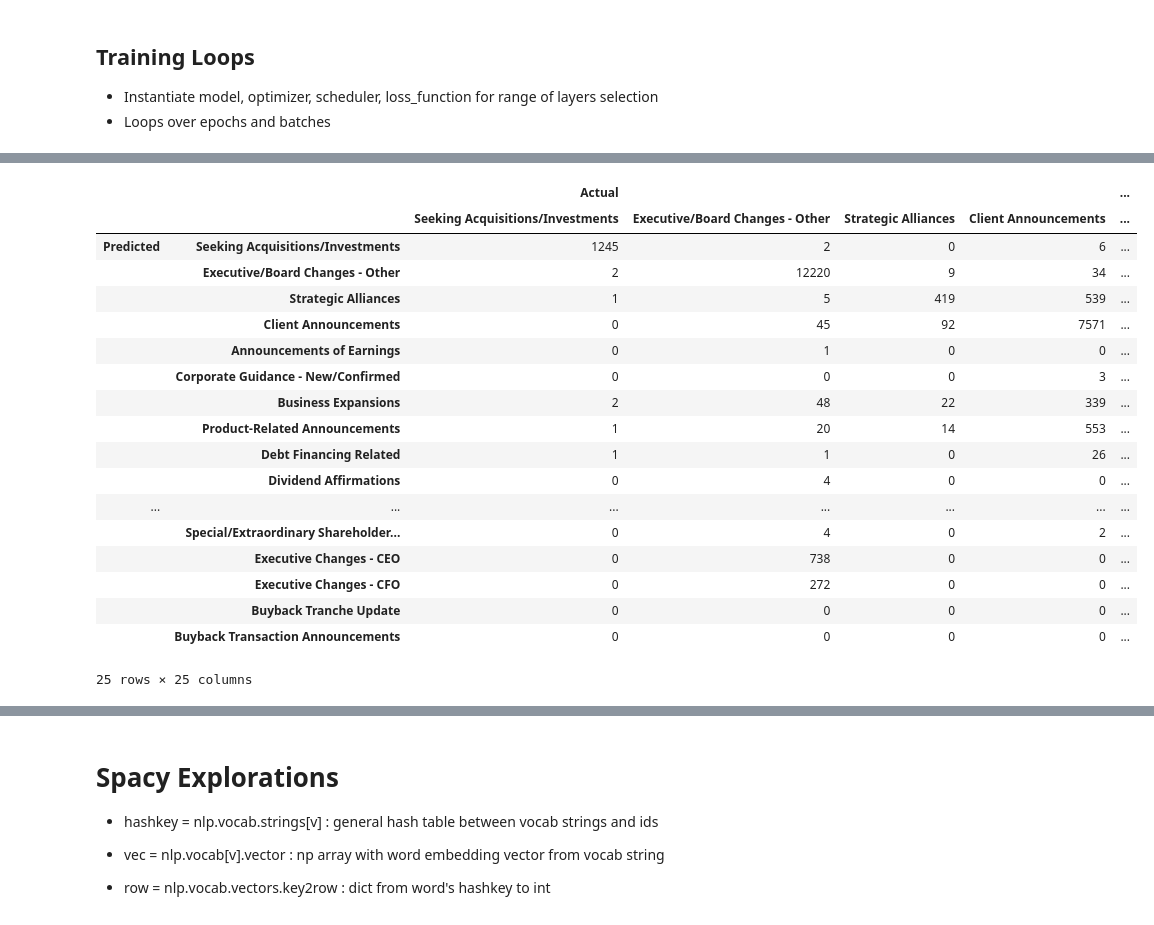
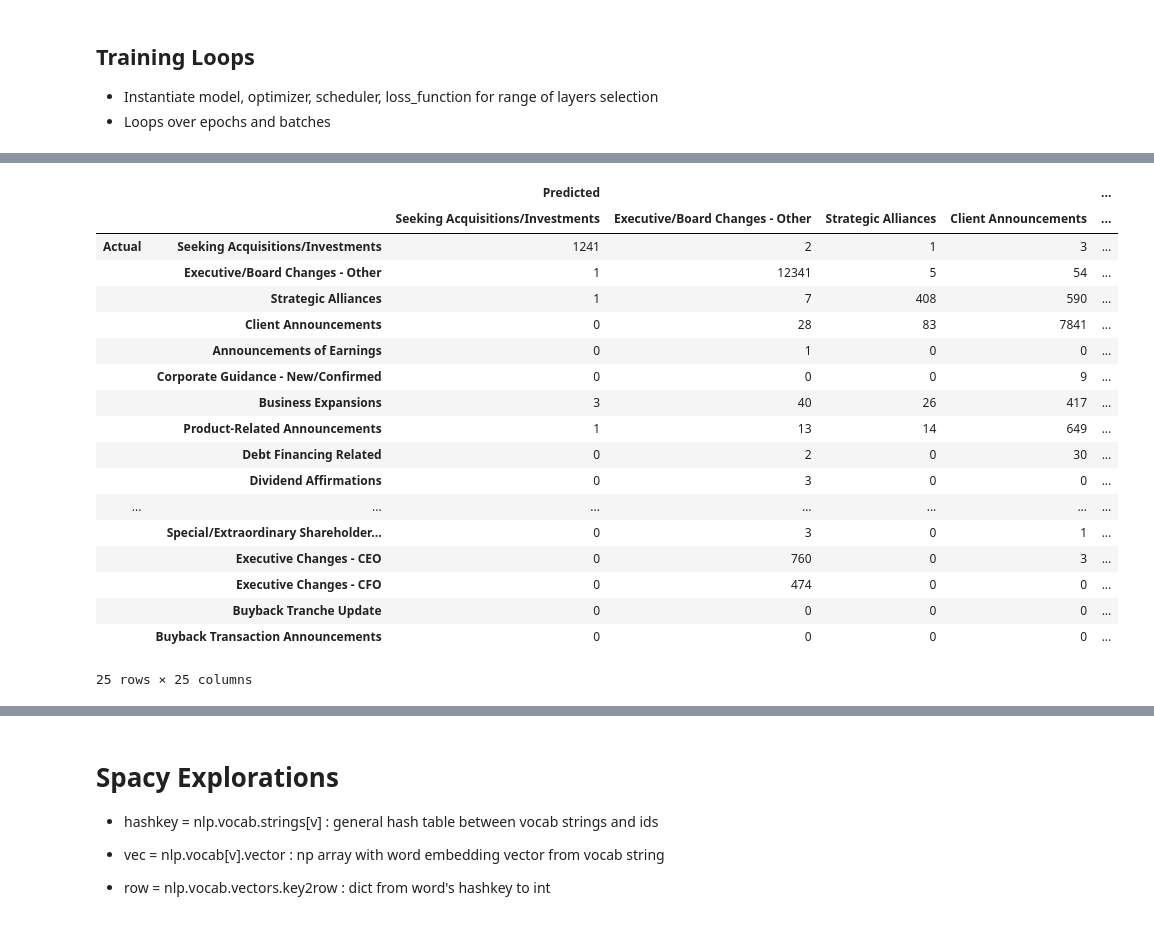
Before and after one commit to terence-lim/data-science-notebooks, a Jupyter notebook: dan_classifier.ipynb, the cells around one changed output, grey strips where cells are left out. Drawn from its saved outputs; the diff is of its cells as text; code cells hidden in the pictures.

```diff
--- a/dan_classifier.ipynb
+++ b/dan_classifier.ipynb
@@ -418,26 +329,26 @@ cf_train
 25 rows × 25 columns
 # %%
 cf_test = DataFrame(confusion_matrix(test_gold, test_pred),
-                    index=pd.MultiIndex.from_product([['Predicted'], labels]),
-                    columns=pd.MultiIndex.from_product([['Actual'], labels]))
+                    index=pd.MultiIndex.from_product([['Actual'], labels]),
+                    columns=pd.MultiIndex.from_product([['Predicted'], labels]))
 cf_test
 # %% [output]
-|  |  | Actual |  |  |  | ... |
+|  |  | Predicted |  |  |  | ... |
 |  |  | Seeking Acquisitions/Investments | Executive/Board Changes - Other | Strategic Alliances | Client Announcements | ... |
-| Predicted | Seeking Acquisitions/Investments | 1245 | 2 | 0 | 6 | ... |
-|  | Executive/Board Changes - Other | 2 | 12220 | 9 | 34 | ... |
-|  | Strategic Alliances | 1 | 5 | 419 | 539 | ... |
-|  | Client Announcements | 0 | 45 | 92 | 7571 | ... |
+| Actual | Seeking Acquisitions/Investments | 1241 | 2 | 1 | 3 | ... |
+|  | Executive/Board Changes - Other | 1 | 12341 | 5 | 54 | ... |
+|  | Strategic Alliances | 1 | 7 | 408 | 590 | ... |
+|  | Client Announcements | 0 | 28 | 83 | 7841 | ... |
 |  | Announcements of Earnings | 0 | 1 | 0 | 0 | ... |
-|  | Corporate Guidance - New/Confirmed | 0 | 0 | 0 | 3 | ... |
-|  | Business Expansions | 2 | 48 | 22 | 339 | ... |
-|  | Product-Related Announcements | 1 | 20 | 14 | 553 | ... |
-|  | Debt Financing Related | 1 | 1 | 0 | 26 | ... |
-|  | Dividend Affirmations | 0 | 4 | 0 | 0 | ... |
+|  | Corporate Guidance - New/Confirmed | 0 | 0 | 0 | 9 | ... |
+|  | Business Expansions | 3 | 40 | 26 | 417 | ... |
+|  | Product-Related Announcements | 1 | 13 | 14 | 649 | ... |
+|  | Debt Financing Related | 0 | 2 | 0 | 30 | ... |
+|  | Dividend Affirmations | 0 | 3 | 0 | 0 | ... |
 | ... | ... | ... | ... | ... | ... | ... |
-|  | Special/Extraordinary Shareholder... | 0 | 4 | 0 | 2 | ... |
-|  | Executive Changes - CEO | 0 | 738 | 0 | 0 | ... |
-|  | Executive Changes - CFO | 0 | 272 | 0 | 0 | ... |
+|  | Special/Extraordinary Shareholder... | 0 | 3 | 0 | 1 | ... |
+|  | Executive Changes - CEO | 0 | 760 | 0 | 3 | ... |
+|  | Executive Changes - CFO | 0 | 474 | 0 | 0 | ... |
 |  | Buyback Tranche Update | 0 | 0 | 0 | 0 | ... |
 |  | Buyback Transaction Announcements | 0 | 0 | 0 | 0 | ... |
 25 rows × 25 columns
```
Also changed, not shown: parts of 10 cells of this notebook, 8 other files.
